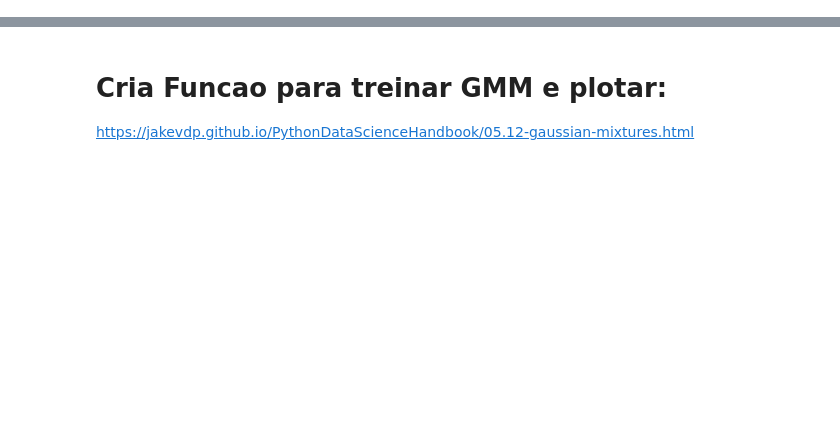
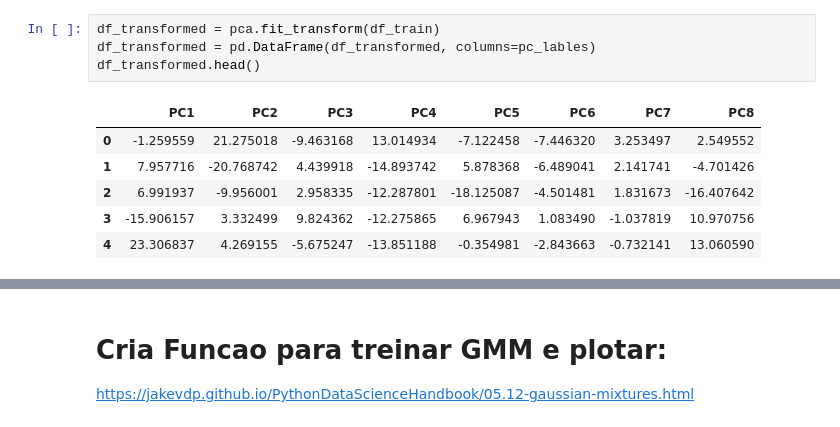
Before and after one commit to leandroleao2k/ImageML, a Jupyter notebook: PCA Reducao Dimensionalidade.ipynb, the cells around one changed output, grey strips where cells are left out. Drawn from its saved outputs; the diff is of its cells as text; blank space fills up the shorter version.

```diff
--- a/PCA Reducao Dimensionalidade.ipynb
+++ b/PCA Reducao Dimensionalidade.ipynb
@@ -36 +74,12 @@ df.head()
+# %%
+df_transformed = pca.fit_transform(df_train)
+df_transformed = pd.DataFrame(df_transformed, columns=pc_lables)
+df_transformed.head()
+# %% [output]
+|  | PC1 | PC2 | PC3 | PC4 | PC5 | PC6 | PC7 | PC8 |
+| 0 | -1.259559 | 21.275018 | -9.463168 | 13.014934 | -7.122458 | -7.446320 | 3.253497 | 2.549552 |
+| 1 | 7.957716 | -20.768742 | 4.439918 | -14.893742 | 5.878368 | -6.489041 | 2.141741 | -4.701426 |
+| 2 | 6.991937 | -9.956001 | 2.958335 | -12.287801 | -18.125087 | -4.501481 | 1.831673 | -16.407642 |
+| 3 | -15.906157 | 3.332499 | 9.824362 | -12.275865 | 6.967943 | 1.083490 | -1.037819 | 10.970756 |
+| 4 | 23.306837 | 4.269155 | -5.675247 | -13.851188 | -0.354981 | -2.843663 | -0.732141 | 13.060590 |
 # %%
```
Also changed, not shown: parts of 15 cells of this notebook.
